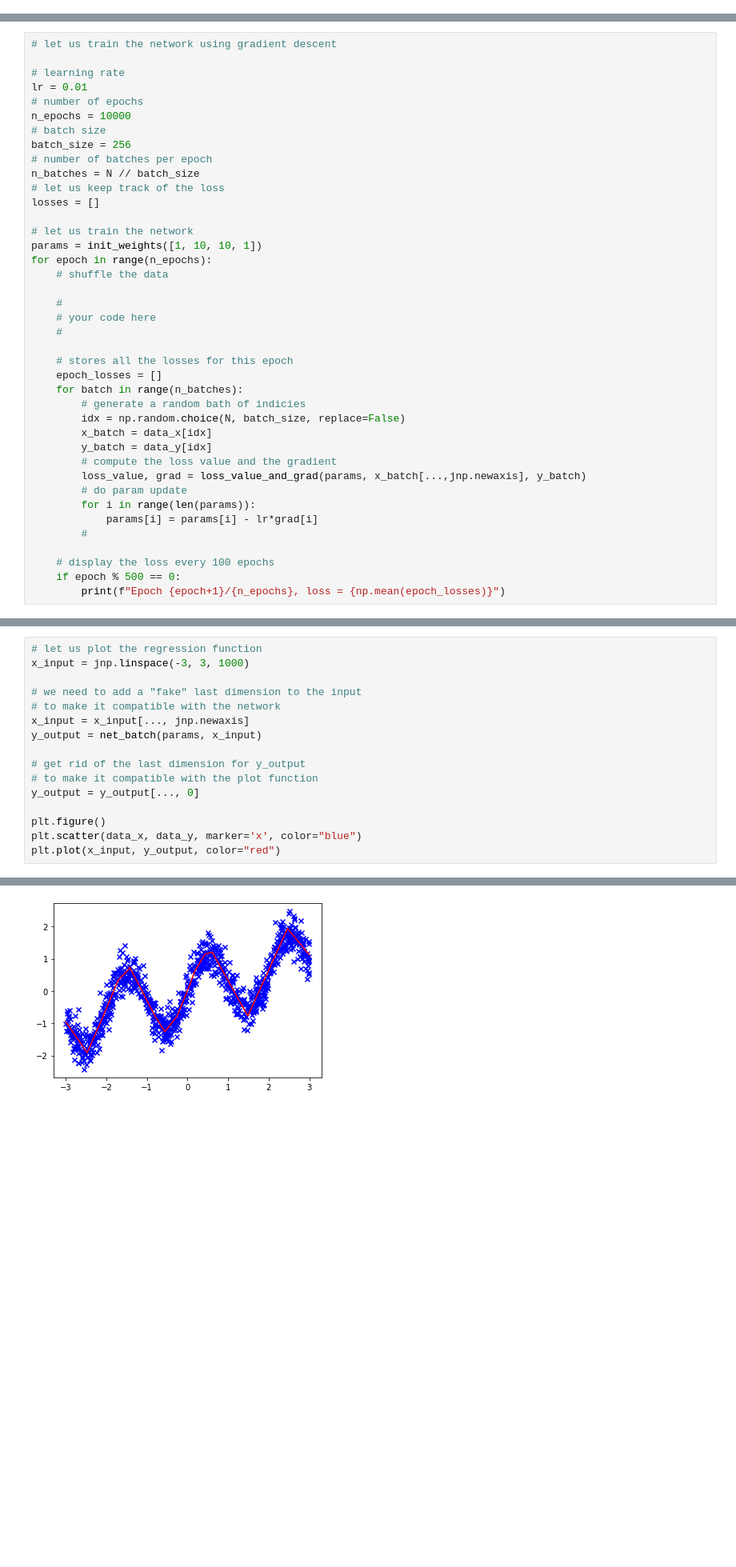
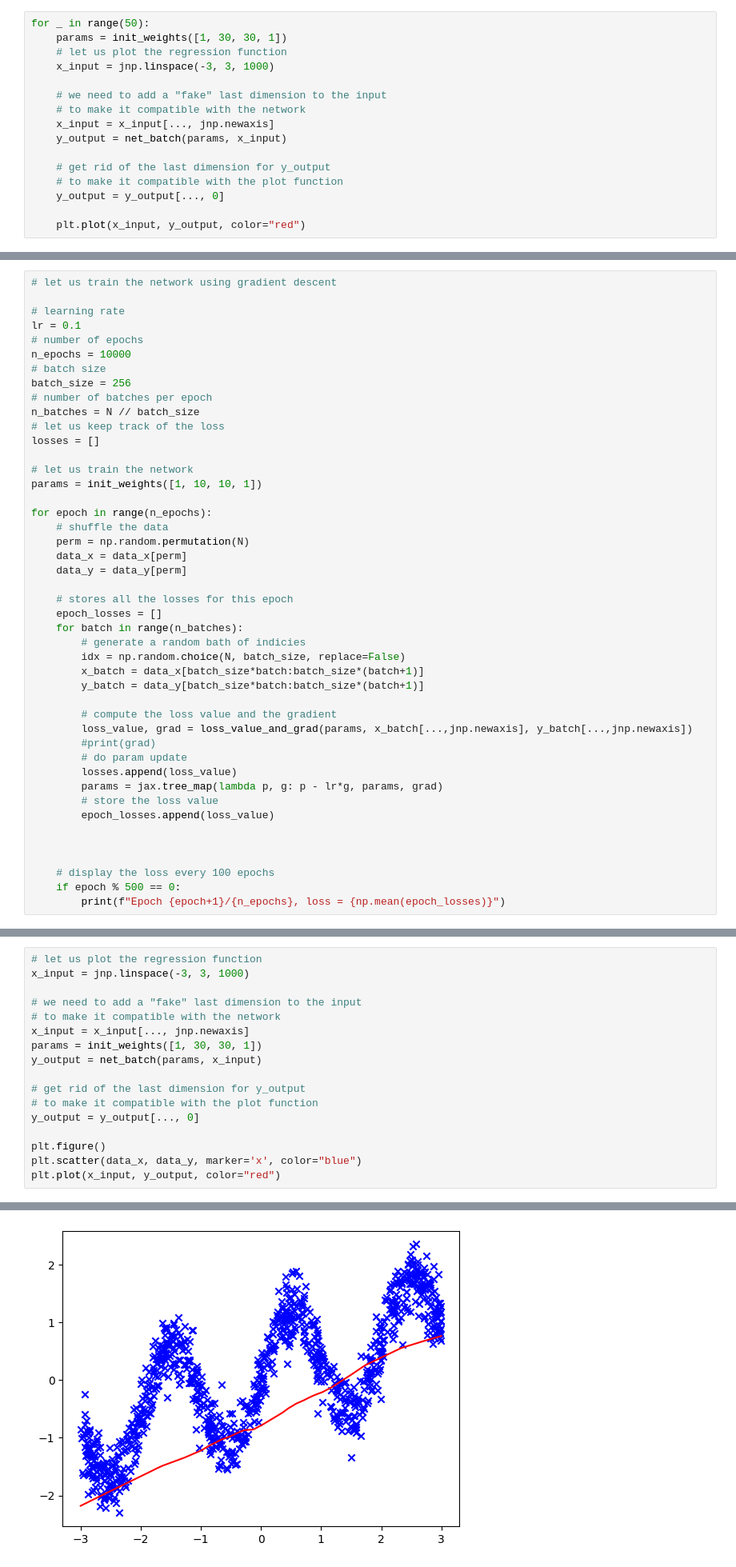
Before and after one commit to kannch8765/Simple-Models, a Jupyter notebook: deep_regression_from_scratch.ipynb, the cells around one changed output, grey strips where cells are left out. Shown at 80% size. Drawn from its saved outputs; the diff is of its cells as text; blank space fills up the shorter version.

Commit message:
deep_regressioni

```diff
--- a/deep_regression_from_scratch.ipynb
+++ b/deep_regression_from_scratch.ipynb
@@ -125,0 +138,16 @@ plt.plot(x_input, y_output, color="red")
+# %%
+for _ in range(50):
+    params = init_weights([1, 30, 30, 1])
+    # let us plot the regression function
+    x_input = jnp.linspace(-3, 3, 1000)
+
+    # we need to add a "fake" last dimension to the input
+    # to make it compatible with the network
+    x_input = x_input[..., jnp.newaxis]
+    y_output = net_batch(params, x_input)
+
+    # get rid of the last dimension for y_output
+    # to make it compatible with the plot function
+    y_output = y_output[..., 0]
+
+    plt.plot(x_input, y_output, color="red")
@@ -148,7 +178,7 @@ loss_value_and_grad = jax.jit(jax.value_and_grad(loss))
 # let us train the network using gradient descent
 
 # learning rate
-lr = 0.01
+lr = 0.1
 # number of epochs
 n_epochs = 10000
 # batch size
@@ -160,26 +190,31 @@ losses = []
 
 # let us train the network
 params = init_weights([1, 10, 10, 1])
+
 for epoch in range(n_epochs):
     # shuffle the data
-
-    #
-    # your code here
-    #
+    perm = np.random.permutation(N)
+    data_x = data_x[perm]
+    data_y = data_y[perm]
 
     # stores all the losses for this epoch
     epoch_losses = []
     for batch in range(n_batches):
         # generate a random bath of indicies
         idx = np.random.choice(N, batch_size, replace=False)
-        x_batch = data_x[idx]
-        y_batch = data_y[idx]
+        x_batch = data_x[batch_size*batch:batch_size*(batch+1)]
+        y_batch = data_y[batch_size*batch:batch_size*(batch+1)]
+
         # compute the loss value and the gradient
-        loss_value, grad = loss_value_and_grad(params, x_batch[...,jnp.newaxis], y_batch)
+        loss_value, grad = loss_value_and_grad(params, x_batch[...,jnp.newaxis], y_batch[...,jnp.newaxis])
+        #print(grad)
         # do param update
-        for i in range(len(params)):
-            params[i] = params[i] - lr*grad[i]
-        #
+        losses.append(loss_value)
+        params = jax.tree_map(lambda p, g: p - lr*g, params, grad)
+        # store the loss value
+        epoch_losses.append(loss_value)
+
+
 
     # display the loss every 100 epochs
     if epoch % 500 == 0:
@@ -208,19 +248,20 @@ Epoch 9501/10000, loss = 0.09234268218278885
 # %%
 # let us plot the regression function
 x_input = jnp.linspace(-3, 3, 1000)
 
 # we need to add a "fake" last dimension to the input
 # to make it compatible with the network
 x_input = x_input[..., jnp.newaxis]
+params = init_weights([1, 30, 30, 1])
 y_output = net_batch(params, x_input)
 
 # get rid of the last dimension for y_output
 # to make it compatible with the plot function
 y_output = y_output[..., 0]
 
 plt.figure()
 plt.scatter(data_x, data_y, marker='x', color="blue")
 plt.plot(x_input, y_output, color="red")
 # %% [output]
 [<matplotlib.lines.Line2D at 0x...>]
-[figure, old version]
+[figure, new version]
```
Also changed, not shown: parts of 10 cells of this notebook.
